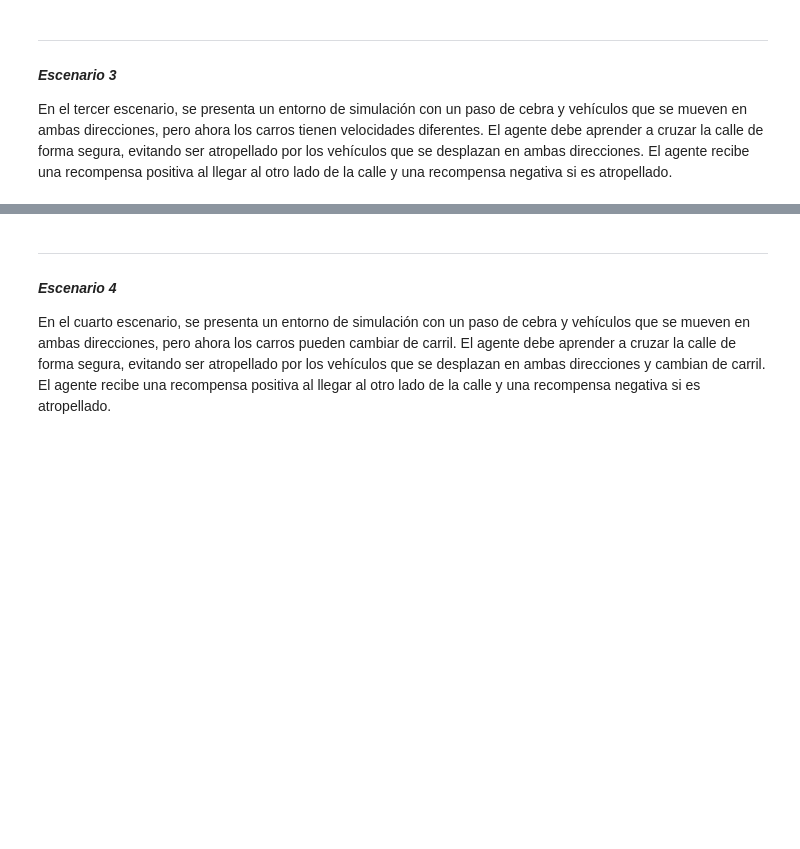
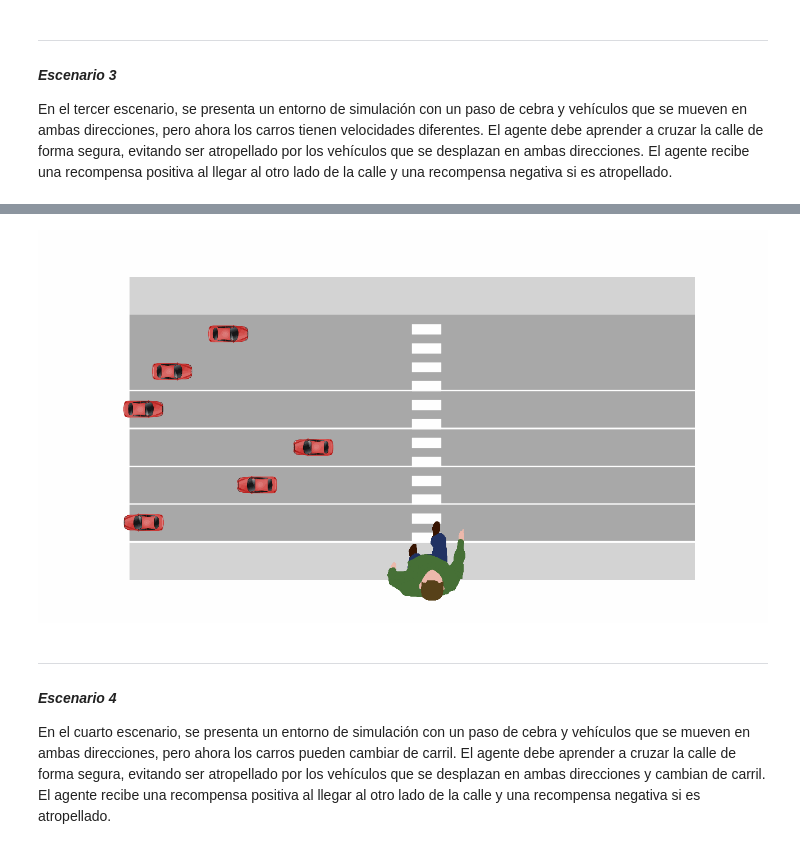
Before and after one commit to stefanoaragoni/RL-ProyectoFinal, a Jupyter notebook: proyecto.ipynb, the cells around one changed output, grey strips where cells are left out. Cells and saved outputs as stored; diff of their text form; code cells hidden in the pictures; blank space fills up the shorter version.

```diff
--- a/proyecto.ipynb
+++ b/proyecto.ipynb
@@ -791,16 +836,21 @@ AssertionError: The observation returned by the `reset()` method does not match
 # %%
-# Evaluación
+# Evaluación y visualización
 obs, _ = env3.reset()
 env3.render()
+
 done = False
 while not done:
     action, _ = model3.predict(obs, deterministic=True)
     obs, reward, done, _, _ = env3.step(action)
-    env3.render()
+    env3.render()  # Visualización de cada paso para pruebas
 
+# Crear animación con los frames guardados
 frames = [Image.open(frame) for frame in env3.frames]
-frames[0].save("./frames/cross_street_animation3.gif", save_all=True, append_images=frames[1:], loop=0, duration=200)
-display(IPImage(filename="./frames/cross_street_animation3.gif"))
+frames[0].save("frames/cross_street_animation3.gif", save_all=True, append_images=frames[1:], loop=0, duration=200)
+
+display(IPImage(filename="frames/cross_street_animation3.gif"))
+# %% [output]
+[figure, added]
 # %% [markdown]
 -----------
 
```
Also changed, not shown: parts of 6 cells of this notebook, 14 other files.
